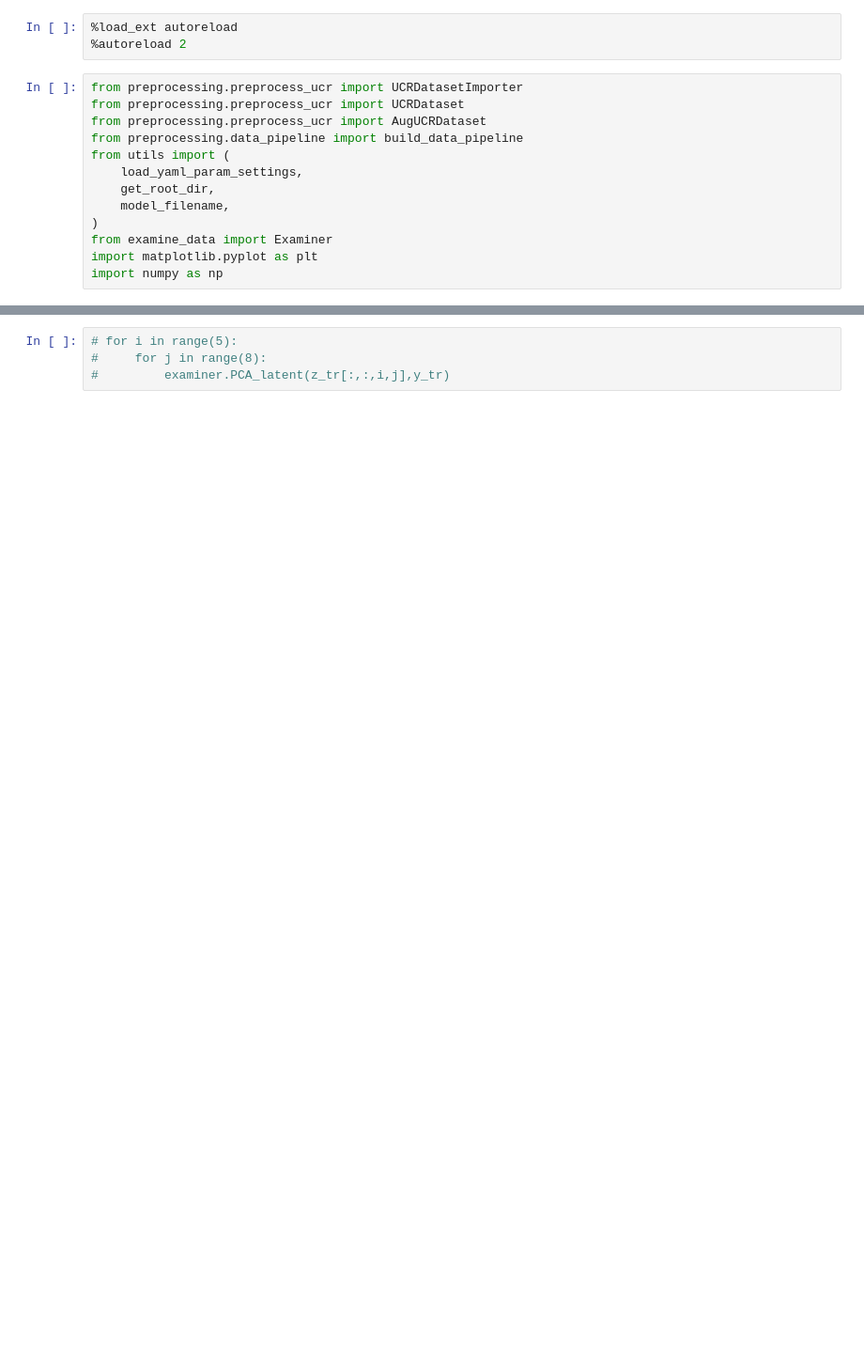
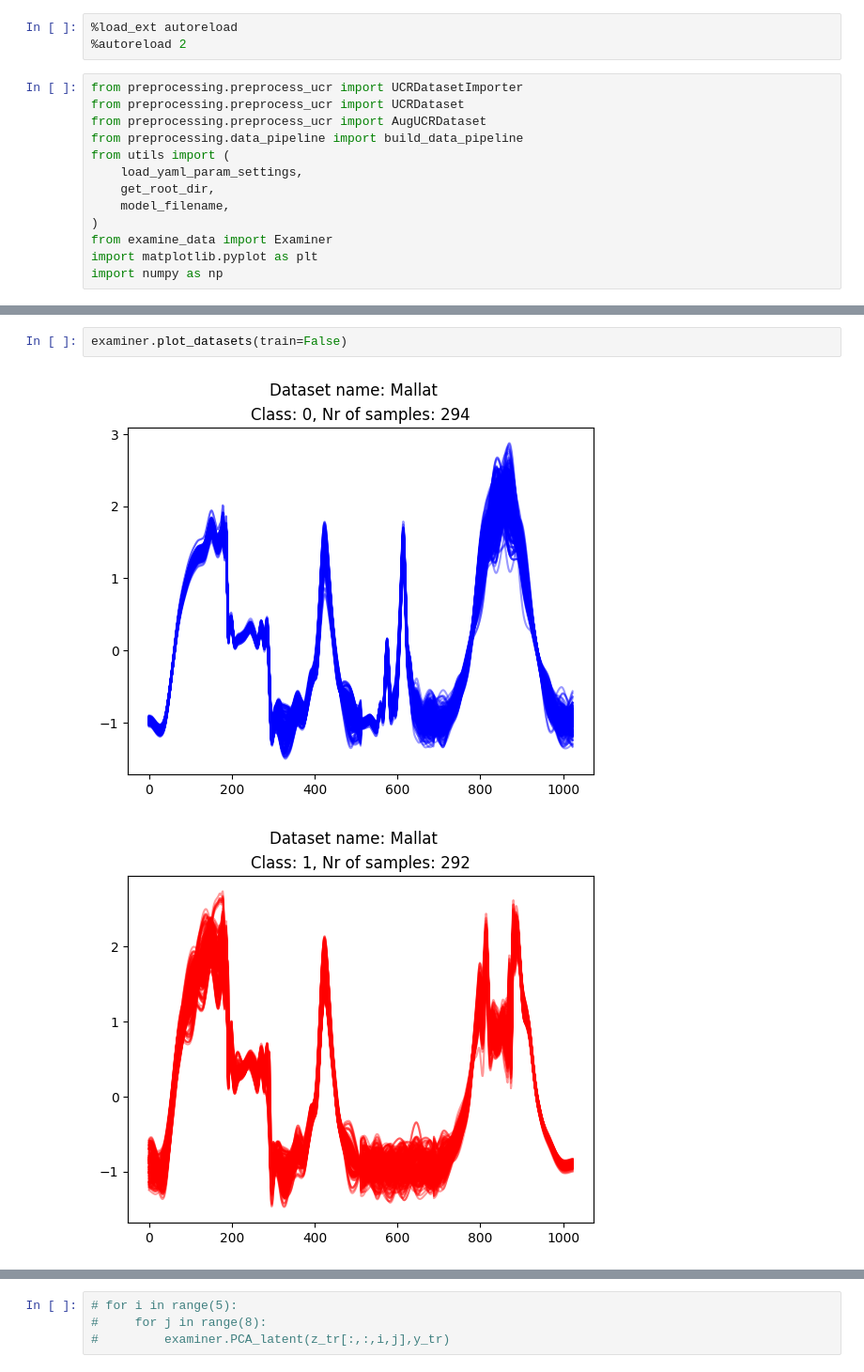
Before and after one commit to Bergschtein/Generative-SSL-VQVAE-modelling, a Jupyter notebook: examine_data.ipynb, the cells around one changed output, grey strips where cells are left out. Shown at 94% size. Drawn from its saved outputs; the diff is of its cells as text; blank space fills up the shorter version.

```diff
--- a/examine_data.ipynb
+++ b/examine_data.ipynb
@@ -24,0 +33,5 @@ config["augmentations"]["time_augs"]
+# %%
+examiner.plot_datasets(train=False)
+# %% [output]
+[figure, added]
+[figure, added]
```
Also changed, not shown: parts of 6 cells of this notebook, 6 other files.
